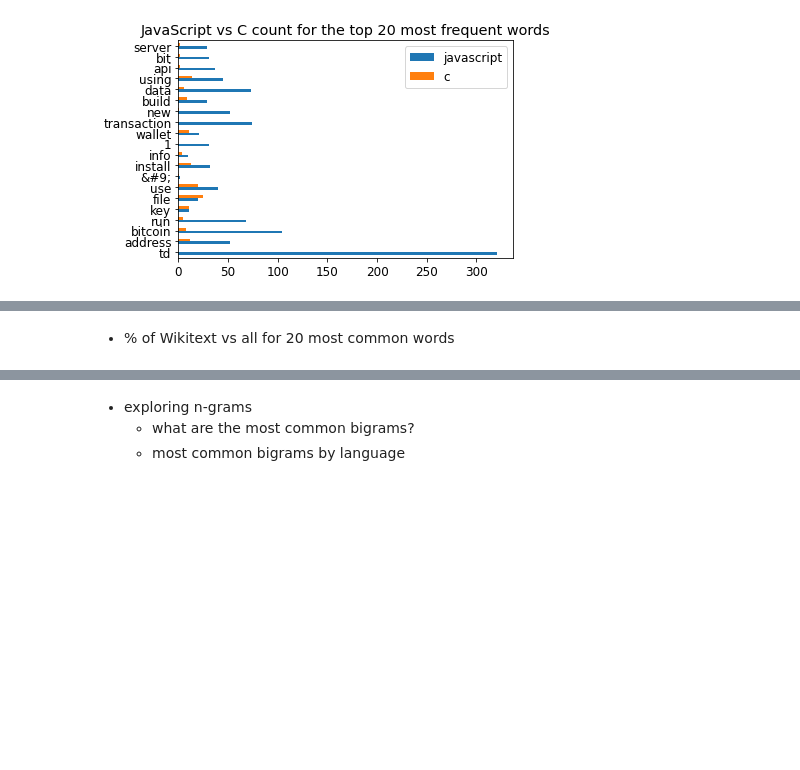
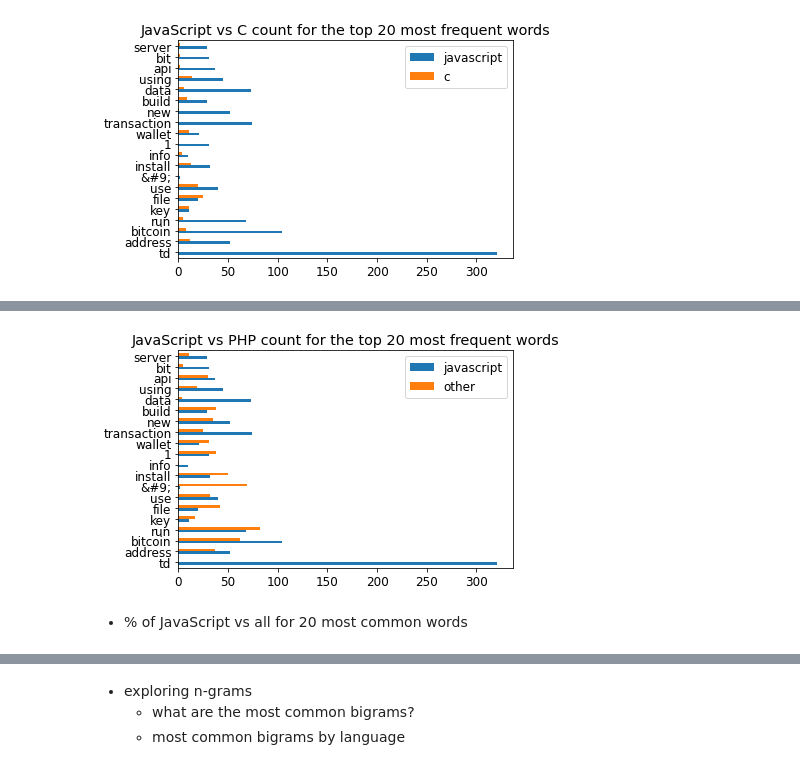
Before and after one commit to TeamAwesomeQuackers/NLP_Project, a Jupyter notebook: Workbooks/Whitaker_Explore_NLP.ipynb, the cells around one changed output, grey strips where cells are left out. Saved outputs shown, nothing was run; the diff lists cells and outputs as text; code cells hidden in the pictures; blank space fills up the shorter version.

```diff
--- a/Workbooks/Whitaker_Explore_NLP.ipynb
+++ b/Workbooks/Whitaker_Explore_NLP.ipynb
@@ -471,9 +472,11 @@ plt.title('Wikitext vs AsciiDoc count for the top 20 most frequent words');
 # %%
 plt.rc('font', size=12)
-word_counts.sort_values('all', ascending=False).head(20)[['wiki', 'html']].plot.barh()
-plt.title('Wikitext vs HTML count for the top 20 most frequent words');
+word_counts.sort_values('all', ascending=False).head(20)[['javascript', 'other']].plot.barh()
+plt.title('JavaScript vs PHP count for the top 20 most frequent words');
+# %% [output]
+[figure, added]
 # %% [markdown]
-- % of Wikitext vs all for 20 most common words
+- % of JavaScript vs all for 20 most common words
 # %%
 plt.figure(figsize=(12, 6))
 
```
Also changed, not shown: parts of 67 cells of this notebook.
